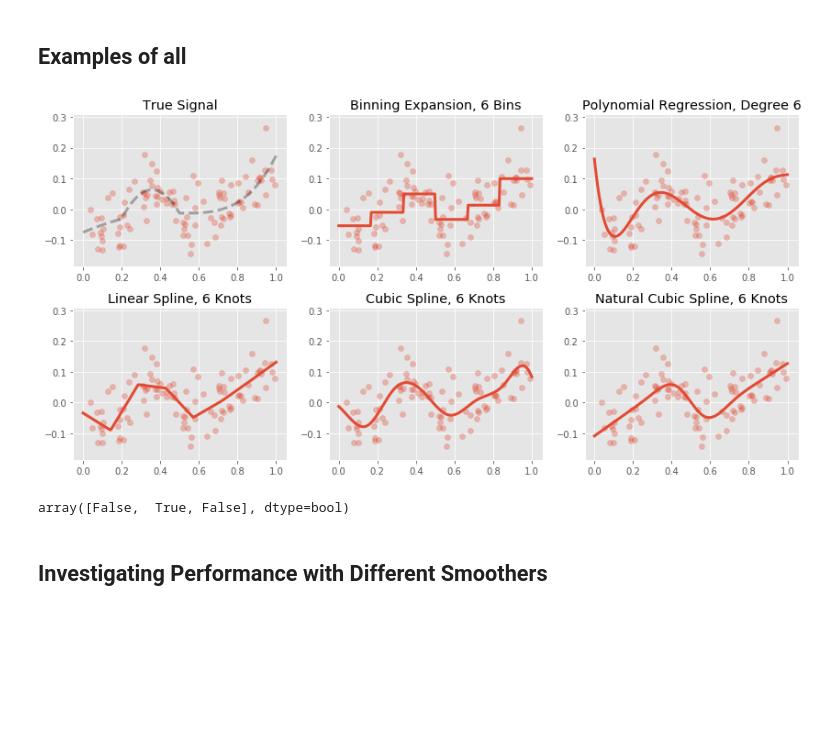
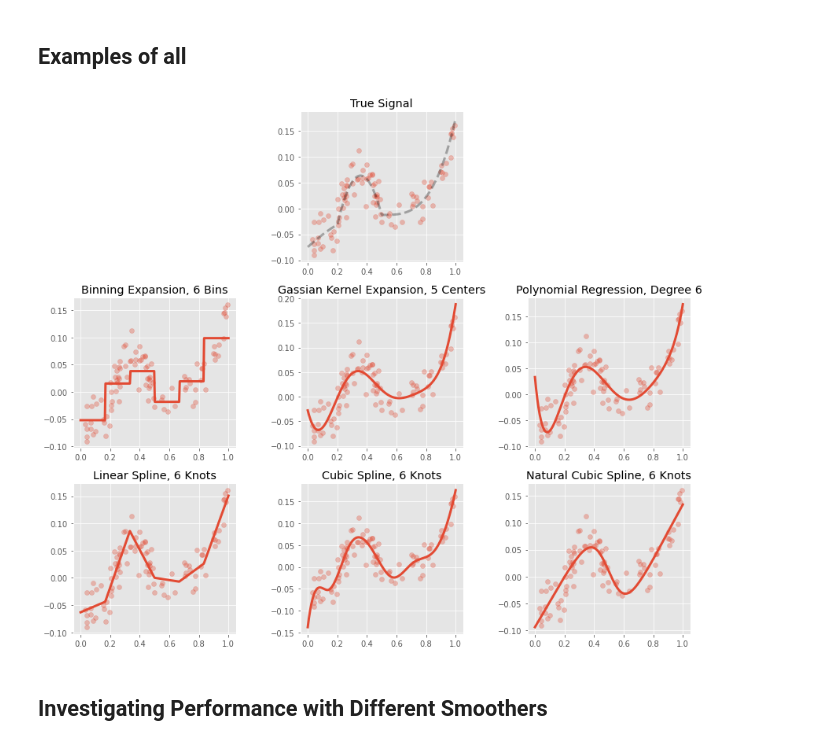
Before and after one commit to madrury/basis-expansions, a Jupyter notebook: examples/basis-expansion-regressions.ipynb, the cells around one changed output. Cells and saved outputs as stored; diff of their text form; code cells hidden in the pictures; blank space fills up the shorter version.

Commit message:
Add Gaussian Kernel examples to notebook.

```diff
--- a/examples/basis-expansion-regressions.ipynb
+++ b/examples/basis-expansion-regressions.ipynb
@@ -212,0 +229,11 @@ ax.set_title("Binned Regresson vs. True Signal")
+# %%
+def make_gaussian_regression(n_centers):
+    return Pipeline([
+        ('binner', GaussianKernel(0, 1, n_centers=n_centers, bandwidth=0.1)),
+        ('regression', LinearRegression(fit_intercept=True))
+    ])
+
+regressions = {}
+for n_centers in range(2, 10):
+    regressions[n_centers] = make_gaussian_regression(n_centers)
+    regressions[n_centers].fit(x, y)
@@ -418,6 +469,9 @@ fig.tight_layout()
 regressions = [
     {'model': make_binned_regression(5),
          'title': "Binning Expansion, 6 Bins"},
+
+    {'model': make_gaussian_regression(5),
+         'title': "Gassian Kernel Expansion, 5 Centers"},
 
     {'model': make_polynomial_regression(6) ,
          'title': "Polynomial Regression, Degree 6"},
@@ -435,25 +489,24 @@ regressions = [
 for reg in regressions:
     reg['model'].fit(x.reshape(-1, 1), y)
 # %%
-fig, axs = plt.subplots(2, 3, figsize=(12, 6))
+fig, axs = plt.subplots(3, 3, figsize=(12, 10))
 
-axs[0, 0].scatter(x, y, alpha=0.33)
-axs[0, 0].plot(t, signal(t), linewidth=3, linestyle="--",
+axs[0, 1].scatter(x, y, alpha=0.33)
+axs[0, 1].plot(t, signal(t), linewidth=3, linestyle="--",
                color="black", alpha=0.3)
-axs[0, 0].set_title("True Signal")
+axs[0, 1].set_title("True Signal")
 
-for i, ax in enumerate(axs.flatten()[1:]):
+axs[0, 0].axis('off')
+axs[0, 2].axis('off')
+
+for i, ax in enumerate(axs[1:, :].flatten()):
     ax.scatter(x, y, alpha=0.33)
-    ax.plot(t, regressions[i]['model'].predict(t), linewidth=3)
+    ax.plot(t, regressions[i]['model'].predict(t.reshape(-1, 1)), linewidth=3)
     ax.set_title(regressions[i]['title'])
 
 fig.tight_layout()
 # %% [output]
-[figure, old version]
+[figure, new version]
-# %%
-np.array([True, True, False]) & np.array([False, True, True])
-# %% [output]
-array([False,  True, False], dtype=bool)
 # %% [markdown]
 ## Investigating Performance with Different Smoothers
 # %%
```
Also changed, not shown: parts of 48 cells of this notebook.
